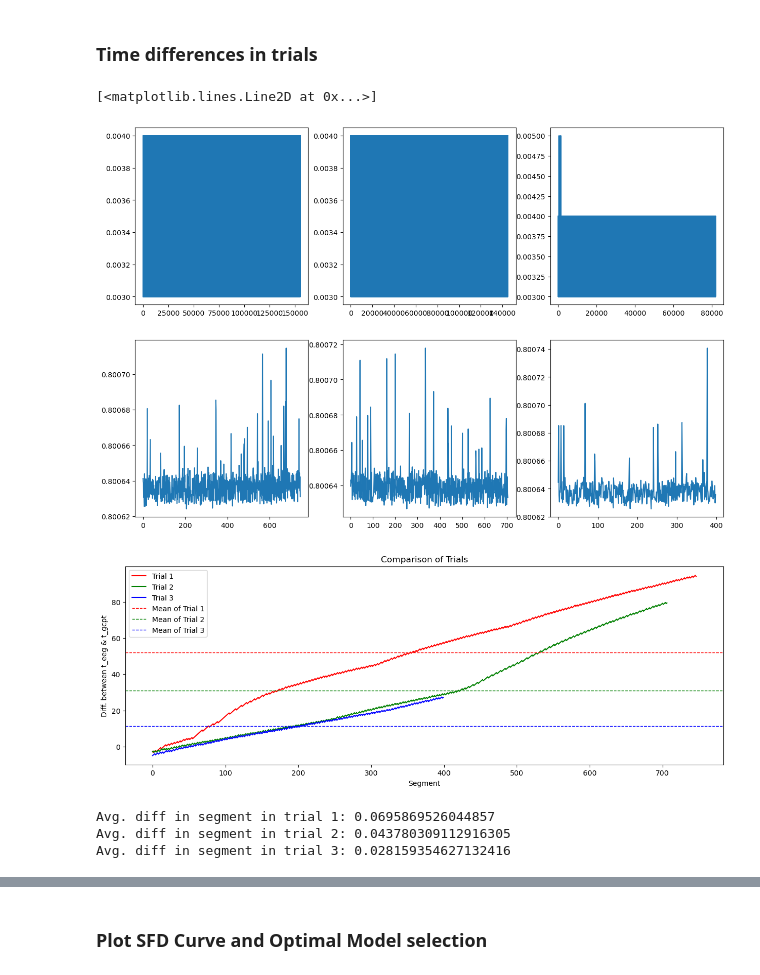
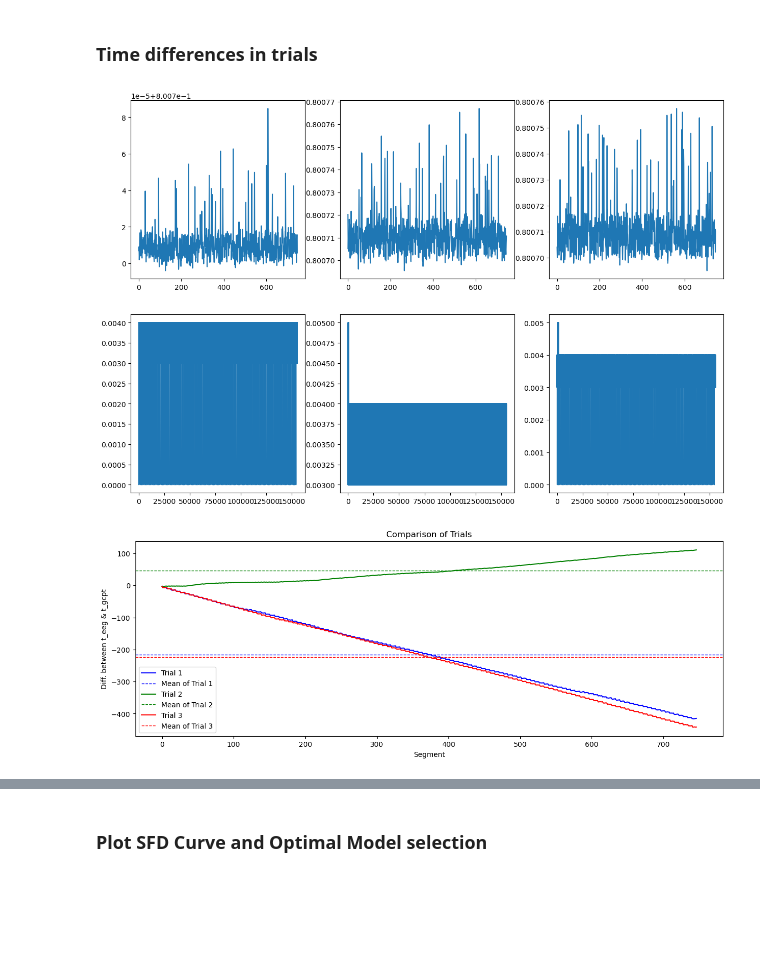
Before and after one commit to henrisuurorg/measure-attention-eeg, a Jupyter notebook: training/multi_channel_rocket.ipynb, the cells around one changed output, grey strips where cells are left out. Drawn from its saved outputs; the diff is of its cells as text; code cells hidden in the pictures; blank space fills up the shorter version.

Commit message:
subject 7

```diff
--- a/training/multi_channel_rocket.ipynb
+++ b/training/multi_channel_rocket.ipynb
@@ -1,17 +1,18 @@
 # %%
 from IPython.display import display, clear_output
-import matplotlib.pyplot as plt
+from sklearn.preprocessing import StandardScaler
 import pandas as pd
 import numpy as np
 
-from utils import z_normalize_column, synchronize_trials, remove_artifacts_from_column, bandpass, segment_column, decompose_segment, extract_features, top_bot_25, time_diff, train
+from utils import z_normalize_column, synchronize_trials, remove_artifacts_from_column, bandpass, segment_column, decompose_segment, extract_features, top_bot_25, train
+from plots import plot_preprocessing, plot_sample_durations, plot_eeg_gradcpt_time_diff
 
-eeg_data_1 = pd.read_csv('data/subject2/muselsl-session1-1.csv')
-gradcpt_data_1 = pd.read_csv('data/subject2/gradcpt-session1-1.csv')
-eeg_data_2 = pd.read_csv('data/subject2/muselsl-session1-2.csv')
-gradcpt_data_2 = pd.read_csv('data/subject2/gradcpt-session1-2.csv')
-eeg_data_3 = pd.read_csv('data/subject2/muselsl-session1-3.csv')
-gradcpt_data_3 = pd.read_csv('data/subject2/gradcpt-session1-3.csv')
+eeg_data_1 = pd.read_csv('data/subject7/muselsl-session1-1.csv')
+gradcpt_data_1 = pd.read_csv('data/subject7/gradcpt-session1-1.csv')
+eeg_data_2 = pd.read_csv('data/subject7/muselsl-session1-2.csv')
+gradcpt_data_2 = pd.read_csv('data/subject7/gradcpt-session1-2.csv')
+eeg_data_3 = pd.read_csv('data/subject7/muselsl-session1-3.csv')
+gradcpt_data_3 = pd.read_csv('data/subject7/gradcpt-session1-3.csv')
 
 # Channels
 channels = ['AF7', 'AF8', 'TP9', 'TP10']
@@ -83,31 +68,8 @@ gradcpt_data_t3 = gradcpt_data[gradcpt_data['trial'] == 3].drop(columns=['trial'
 # %% [markdown]
 ### Time differences in trials
 # %%
-def trial_length(arr):
-    diffs = []
-    for i in range(1, len(arr)):
-        diffs.append(arr[i] - arr[i-1])
-    return diffs
-
-plt.figure(figsize=(15,10))
-
-plt.subplot(2, 3, 1)
-plt.plot(trial_length(eeg_data_t1['timestamps']))
-
-plt.subplot(2, 3, 2)
-plt.plot(trial_length(eeg_data_t2['timestamps']))
-
-plt.subplot(2, 3, 3)
-plt.plot(trial_length(eeg_data_t3['timestamps']))
-
-plt.subplot(2, 3, 4)
-plt.plot(trial_length(gradcpt_data_t1['start_timestamp']))
-
-plt.subplot(2, 3, 5)
-plt.plot(trial_length(gradcpt_data_t2['start_timestamp']))
-
-plt.subplot(2, 3, 6)
-plt.plot(trial_length(gradcpt_data_t3['start_timestamp']))
+eeg_trials = [eeg_data_t1, eeg_data_t2, eeg_data_t3]
+gradcpt_trials = [gradcpt_data_t1, gradcpt_data_t2, gradcpt_data_t3]
+plot_sample_durations(eeg_trials, gradcpt_trials)
 # %% [output]
-[<matplotlib.lines.Line2D at 0x...>]
-[figure, old version]
+[figure, new version]
@@ -118,33 +76,5 @@ diffs_t3 = time_diff(eeg_data_t3, gradcpt_data_t3)
 # %%
-plt.figure(figsize=(15, 5))
-
-plt.plot(diffs_t1, label='Trial 1',  color='r')
-plt.plot(diffs_t2, label='Trial 2',  color='g')
-plt.plot(diffs_t3, label='Trial 3',  color='b')
-
-# Calculate means
-mean_t1 = np.mean(diffs_t1)
-mean_t2 = np.mean(diffs_t2)
-mean_t3 = np.mean(diffs_t3)
-
-# Plot means
-plt.axhline(y=mean_t1, color='r', linestyle='--', label='Mean of Trial 1', linewidth=1)
-plt.axhline(y=mean_t2, color='g', linestyle='--', label='Mean of Trial 2', linewidth=1)
-plt.axhline(y=mean_t3, color='b', linestyle='--', label='Mean of Trial 3', linewidth=1)
-
-plt.title('Comparison of Trials')
-plt.xlabel('Segment')
-plt.ylabel('Diff. between t_eeg & t_gcpt')
-plt.legend()
-
-plt.show()
-
-print(f'Avg. diff in segment in trial 1: {mean_t1/len(diffs_t1)}')
-print(f'Avg. diff in segment in trial 2: {mean_t2/len(diffs_t2)}')
-print(f'Avg. diff in segment in trial 3: {mean_t3/len(diffs_t3)}')
+plot_eeg_gradcpt_time_diff(eeg_trials, gradcpt_trials)
 # %% [output]
-[figure, old version]
+[figure, new version]
-Avg. diff in segment in trial 1: 0.0695869526044857
-Avg. diff in segment in trial 2: 0.043780309112916305
-Avg. diff in segment in trial 3: 0.028159354627132416
 # %% [markdown]
```
Also changed, not shown: parts of 16 cells of this notebook, 40 other files.
